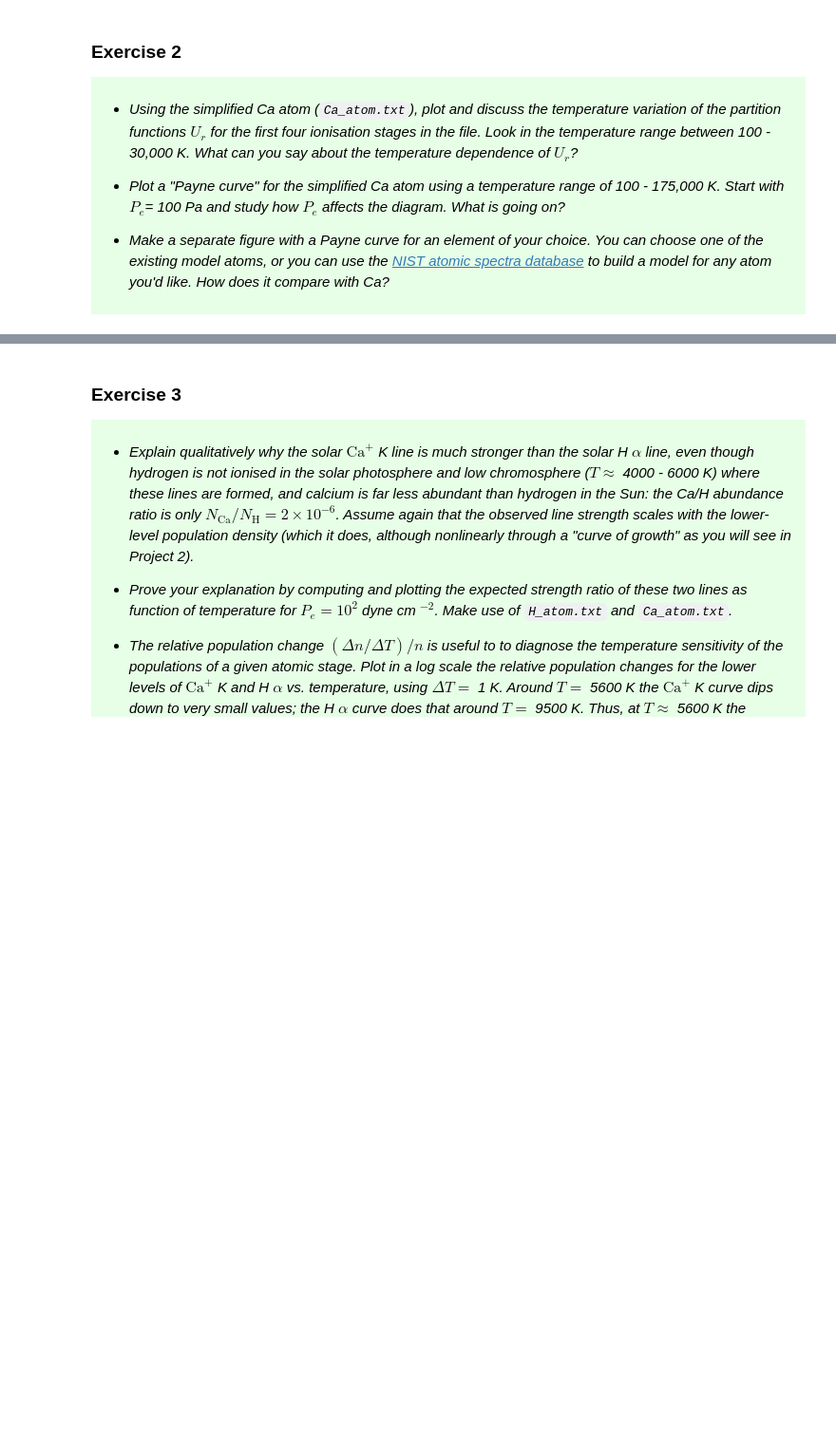
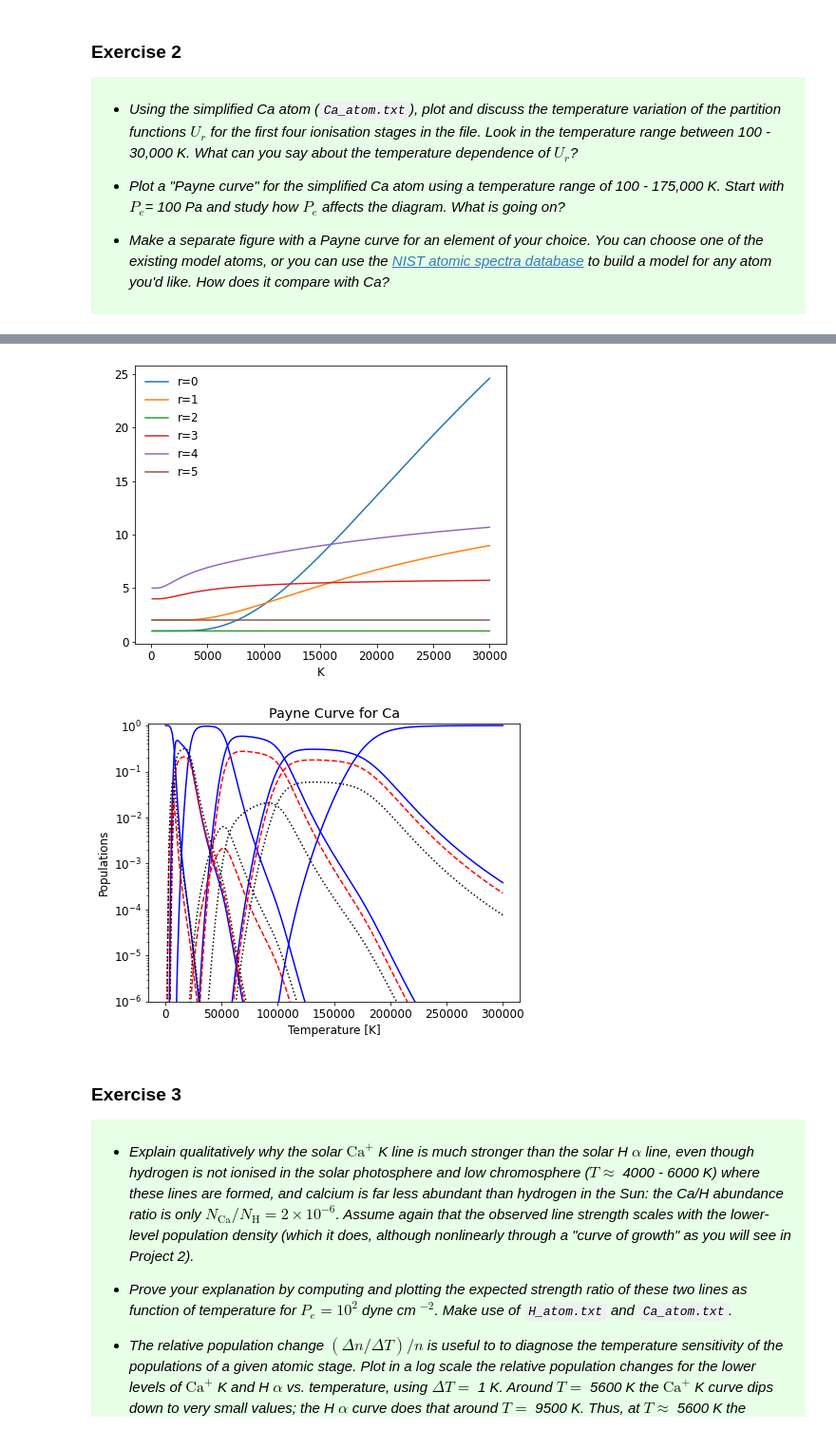
Before and after one commit to Vikenes/AST4310_project1, a Jupyter notebook: p1_assignment.ipynb, the cells around one changed output, grey strips where cells are left out. Shown at 95% size. Cells and saved outputs as stored; diff of their text form; code cells hidden in the pictures; blank space fills up the shorter version.

```diff
--- a/p1_assignment.ipynb
+++ b/p1_assignment.ipynb
@@ -69,6 +69,6 @@ def central_wl(s_high, s_low):
     return lmbda * 1e10 #return wavelength in units of Å
 
 #   nice print
-for s_high, name in zip([4,5,6,7], ['Ba beta', 'Ba gamma', 'Ba delta', 'Ba epsilon']):
+for s_high, name in zip([4,5,6,7], ['Ba β', 'Ba γ', 'Ba δ', 'Ba ε']):
     cent_wav = central_wl(s_high, s_low=2)
     print(f"Central wavelength for {name}: {cent_wav:.2f} Å")
@@ -302,12 +322,16 @@ Ca = Atom("data/Ca_atom.txt")
 # %%
 #   "payne" curve
 
 #want to plot the level population
 
+temperature = np.linspace(100, 30000, 200) * units.K
+electron_pressure = 100 * units.kPa
+Ca.plot_partition_function(temperature)
 temperature = np.linspace(100, 300000, 200) * units.K
-electron_pressure = 100 * units.kPa
-
 Ca.plot_payne(temperature, electron_pressure)
+# %% [output]
+[figure, added]
+[figure, added]
 # %% [markdown]
 ### Exercise 3
 
```
Also changed, not shown: parts of 4 cells of this notebook.
